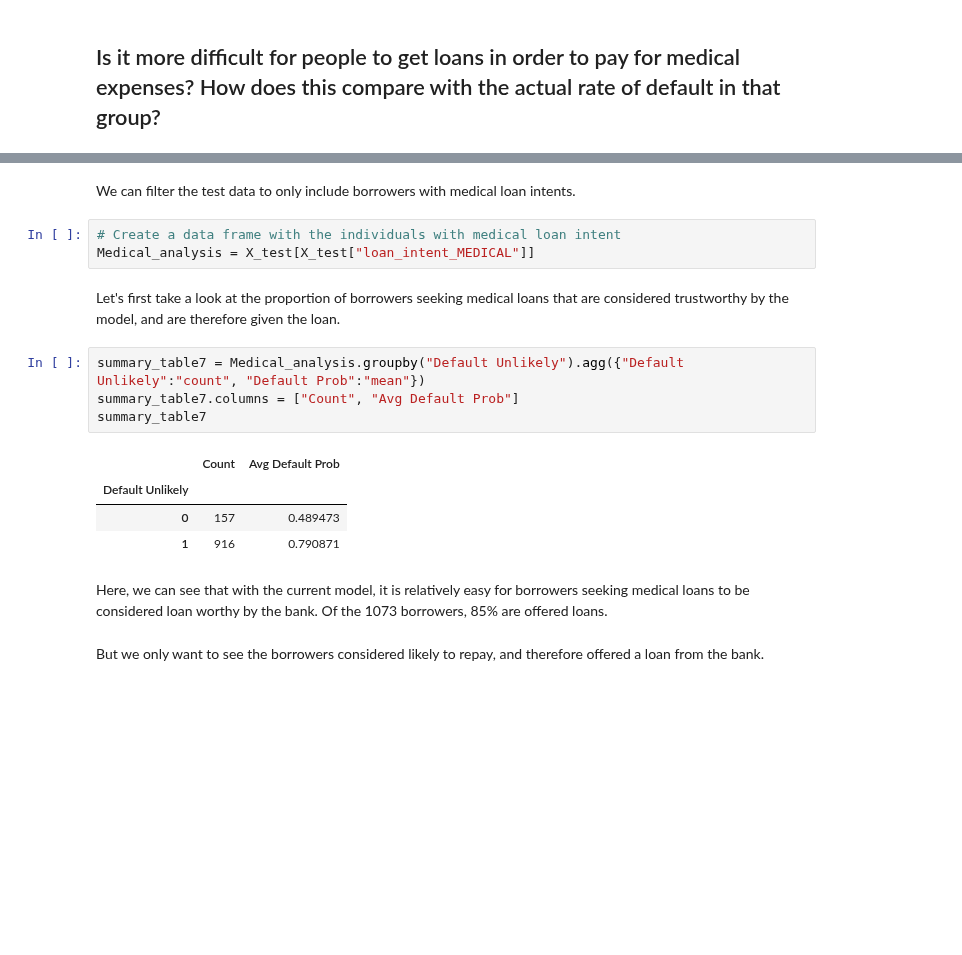
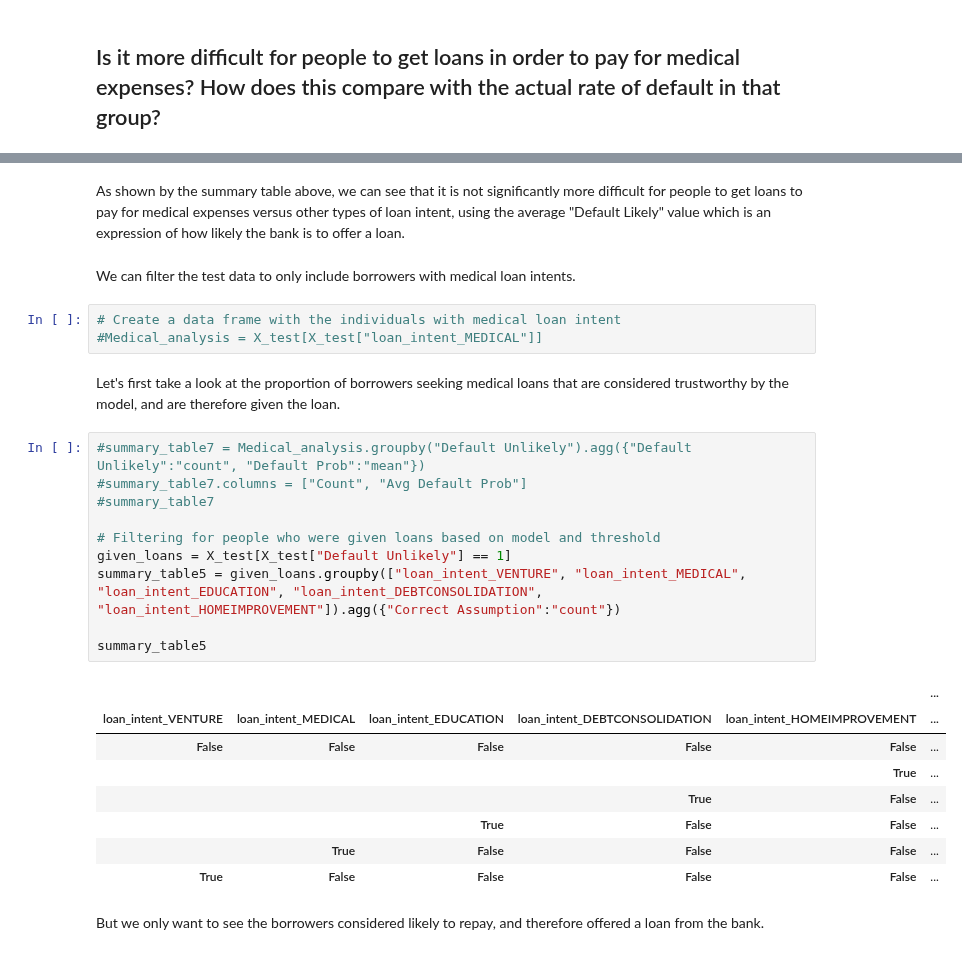
Before and after one commit to lucasf46/lucasf46.github.io, a Jupyter notebook: posts/BlogPost2/BlogPost2-2.ipynb, the cells around one changed output, grey strips where cells are left out. Drawn from its saved outputs; the diff is of its cells as text; blank space fills up the shorter version.

```diff
--- a/posts/BlogPost2/BlogPost2-2.ipynb
+++ b/posts/BlogPost2/BlogPost2-2.ipynb
@@ -340,21 +356,31 @@ After grouping the borrowers into age brackets, we can see that a borrower in th
+# %% [markdown]
+As shown by the summary table above, we can see that it is not significantly more difficult for people to get loans to pay for medical expenses versus other types of loan intent, using the average "Default Likely" value which is an expression of how likely the bank is to offer a loan.
 # %% [markdown]
 We can filter the test data to only include borrowers with medical loan intents.
 # %%
 # Create a data frame with the individuals with medical loan intent
-Medical_analysis = X_test[X_test["loan_intent_MEDICAL"]]
+#Medical_analysis = X_test[X_test["loan_intent_MEDICAL"]]
 # %% [markdown]
 Let's first take a look at the proportion of borrowers seeking medical loans that are considered trustworthy by the model, and are therefore given the loan.
 # %%
-summary_table7 = Medical_analysis.groupby("Default Unlikely").agg({"Default Unlikely":"count", "Default Prob":"mean"})
-summary_table7.columns = ["Count", "Avg Default Prob"]
-summary_table7
+#summary_table7 = Medical_analysis.groupby("Default Unlikely").agg({"Default Unlikely":"count", "Default Prob":"mean"})
+#summary_table7.columns = ["Count", "Avg Default Prob"]
+#summary_table7
+
+# Filtering for people who were given loans based on model and threshold
+given_loans = X_test[X_test["Default Unlikely"] == 1]
+summary_table5 = given_loans.groupby(["loan_intent_VENTURE", "loan_intent_MEDICAL", "loan_intent_EDUCATION", "loan_intent_DEBTCONSOLIDATION", "loan_intent_HOMEIMPROVEMENT"]).agg({"Correct Assumption":"count"})
+
+summary_table5
 # %% [output]
-|  | Count | Avg Default Prob |
-| Default Unlikely |  |  |
-| 0 | 157 | 0.489473 |
-| 1 | 916 | 0.790871 |
+|  |  |  |  |  | ... |
+| loan_intent_VENTURE | loan_intent_MEDICAL | loan_intent_EDUCATION | loan_intent_DEBTCONSOLIDATION | loan_intent_HOMEIMPROVEMENT | ... |
+| False | False | False | False | False | ... |
+|  |  |  |  | True | ... |
+|  |  |  | True | False | ... |
+|  |  | True | False | False | ... |
+|  | True | False | False | False | ... |
+| True | False | False | False | False | ... |
-# %% [markdown]
-Here, we can see that with the current model, it is relatively easy for borrowers seeking medical loans to be considered loan worthy by the bank. Of the 1073 borrowers, 85% are offered loans.
 # %% [markdown]
 But we only want to see the borrowers considered likely to repay, and therefore offered a loan from the bank.
 # %%
```
Also changed, not shown: parts of 4 cells of this notebook, 6 other files.
